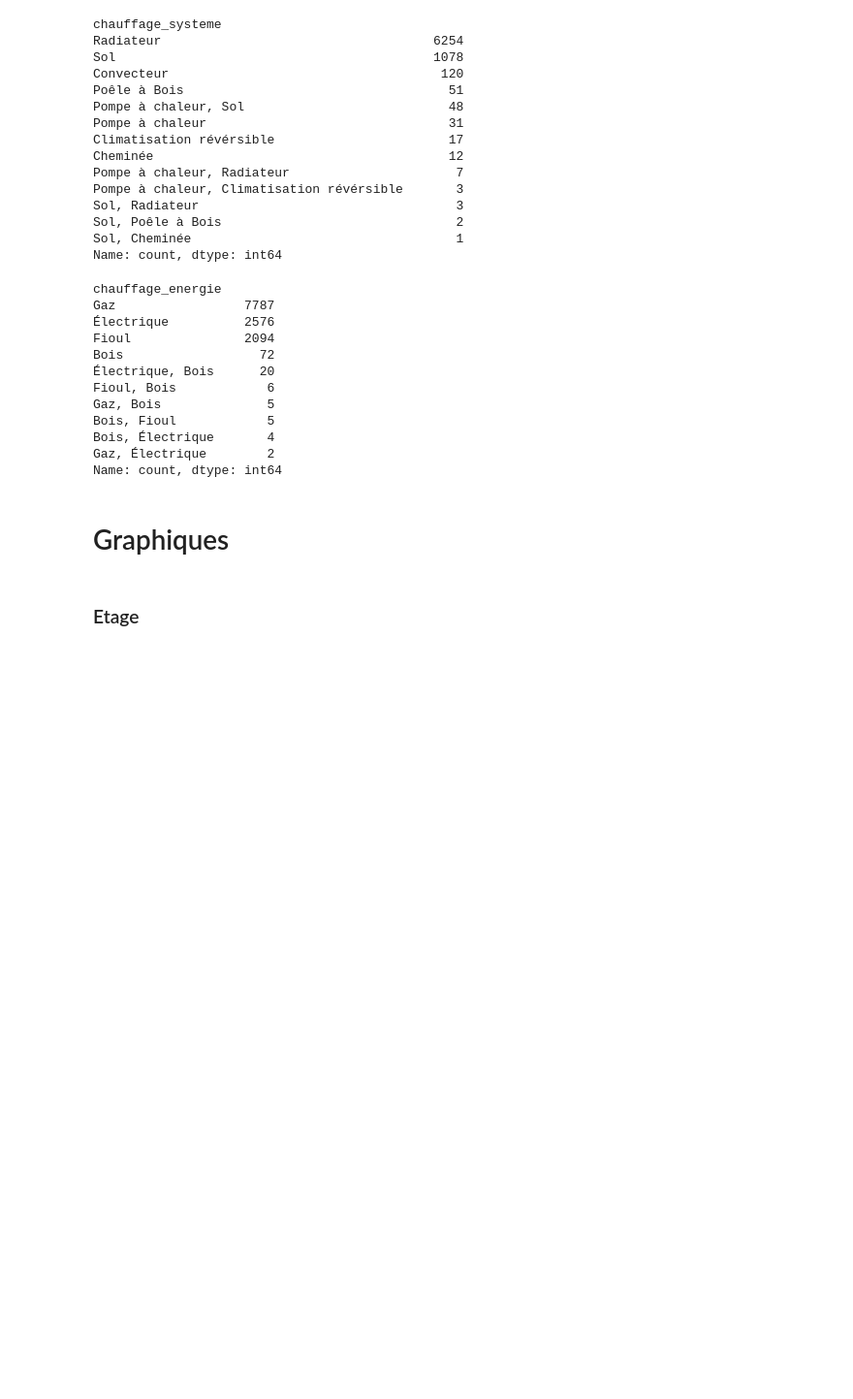
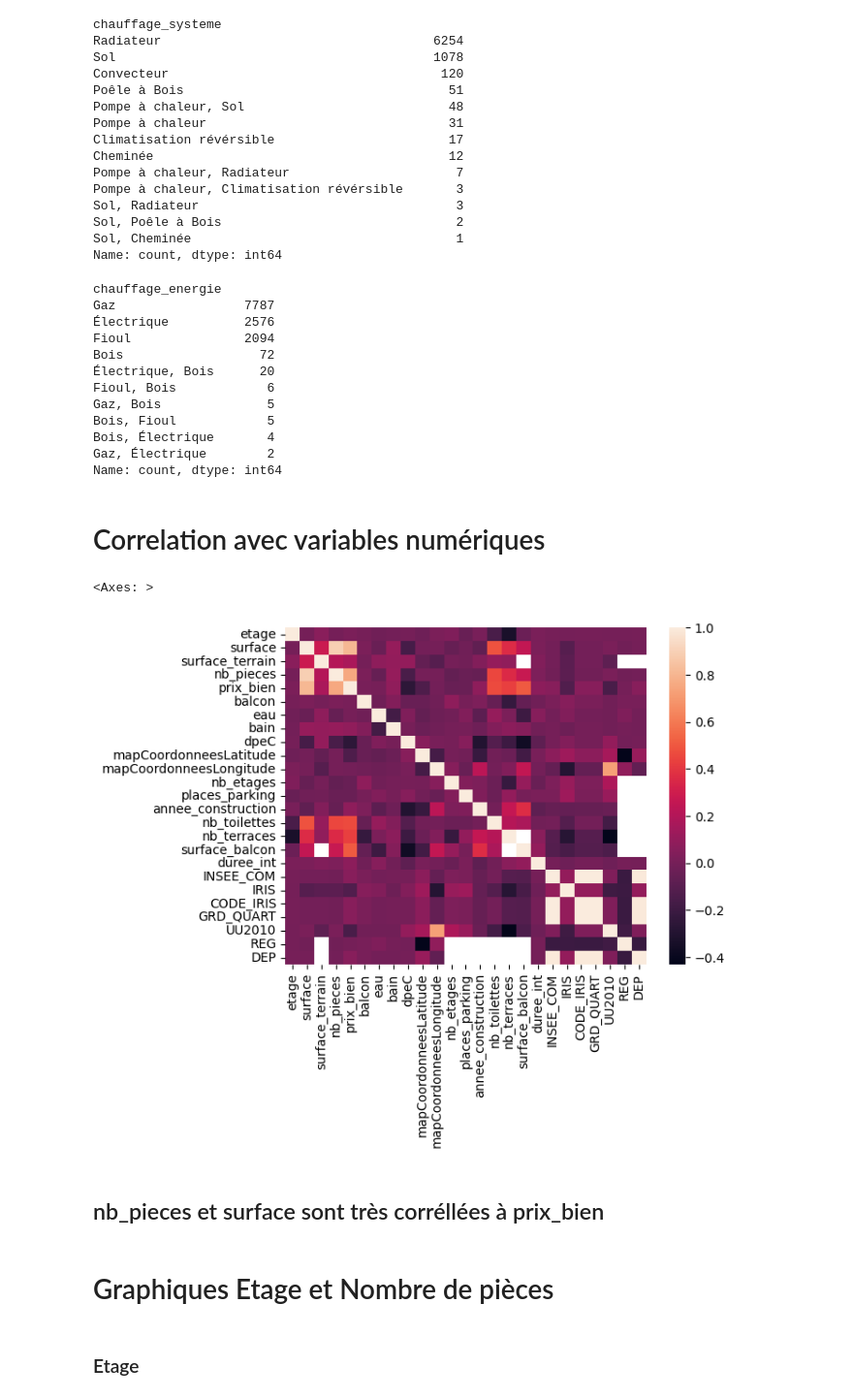
Before and after one commit to Hugues360/Projet_DS2025, a Jupyter notebook: notebook_Hugues.ipynb, the cells around one changed output. Shown: that part at 97% size. Drawn from its saved outputs; the diff is of its cells as text; code cells hidden in the pictures; blank space fills up the shorter version.

Commit message:
notebook_Hugues.ipynb: Ajout de graphes

```diff
--- a/notebook_Hugues.ipynb
+++ b/notebook_Hugues.ipynb
@@ -228,8 +281,21 @@ Bois, Fioul            5
 Bois, Électrique       4
 Gaz, Électrique        2
 Name: count, dtype: int64
+# %% [markdown]
+# Correlation avec variables numériques
+# %%
+df_loc_68_filtered = df_loc_68.drop(['prix_maison', 'prix_terrain', 'mensualiteFinance', 'parking', 'nb_logements_copro', 'charges_copro'], axis = 1)
+# %%
+df_loc_68_quanti = df_loc_68_filtered.select_dtypes(exclude='object')
+# %%
+sns.heatmap(df_loc_68_quanti.corr())
+# %% [output]
+<Axes: >
+[figure, added]
+# %% [markdown]
+## nb_pieces et surface sont très corréllées à prix_bien
 # %% [markdown]
-# Graphiques
+# Graphiques Etage et Nombre de pièces
 # %%
 %matplotlib inline
 import matplotlib.pyplot as plt
```
Also changed, not shown: parts of 19 cells of this notebook.
